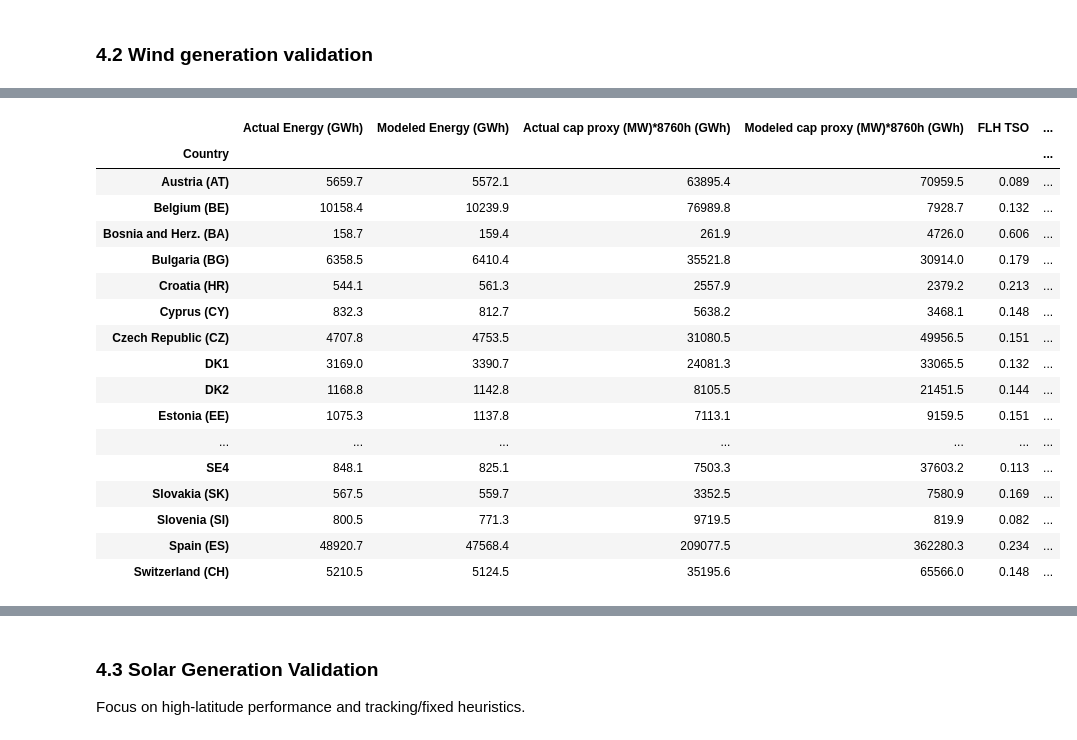
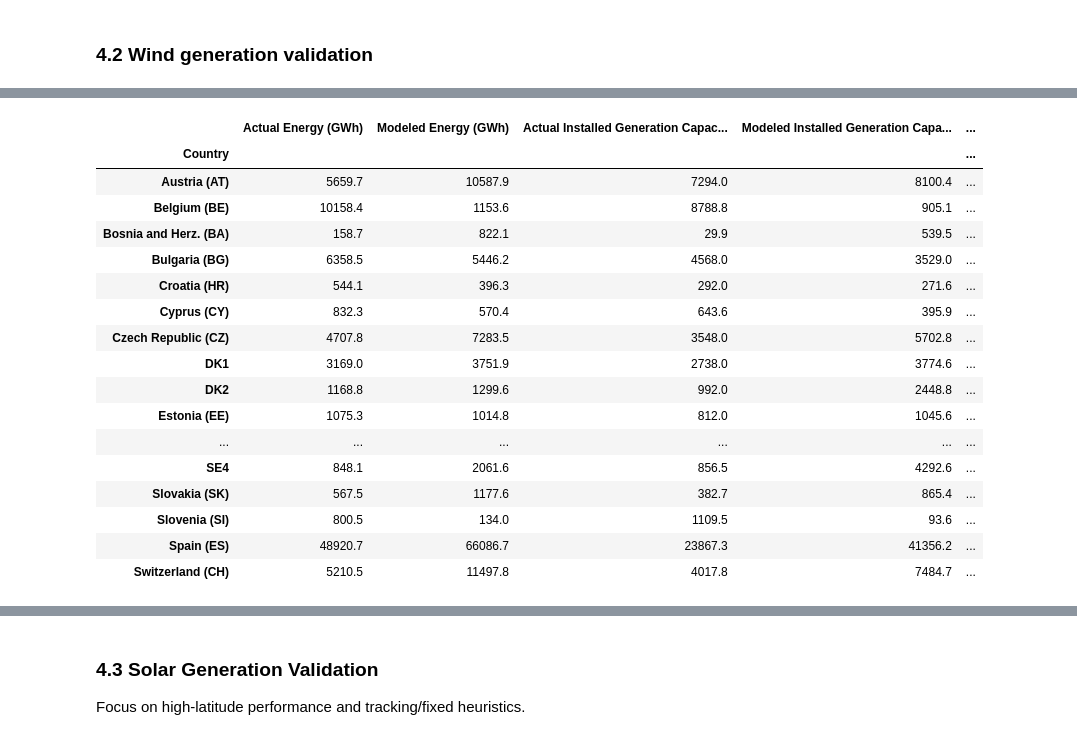
Before and after one commit to EmilBruvik/CERFRES, a Jupyter notebook: notebooks/validation.ipynb, the cells around one changed output, grey strips where cells are left out. Saved outputs shown, nothing was run; the diff lists cells and outputs as text; code cells hidden in the pictures.

```diff
--- a/notebooks/validation.ipynb
+++ b/notebooks/validation.ipynb
@@ -618,12 +834,29 @@ def calculate_metrics(simulated_ts, actual_ts):
 # %% [markdown]
 ### 4.2 Wind generation validation
+# %%
+def tracker_capacity_for_area(area_label, tech, simulated_ts=None):
+    if tech == 'wind':
+        cap_map = installed_capacity_wind_mw
+    elif tech == 'solar':
+        cap_map = installed_capacity_pv_mw
+    else:
+        cap_map = installed_capacity_total_mw
+
+    cap = cap_map.get(area_label, np.nan)
+    if (not np.isfinite(cap) or cap <= 0) and isinstance(area_label, str) and '(' in area_label and ')' in area_label:
+        short_code = area_label.split('(')[-1].strip(')')
+        cap = cap_map.get(short_code, np.nan)
+
+    if (not np.isfinite(cap) or cap <= 0) and simulated_ts is not None:
+        cap = pd.to_numeric(simulated_ts, errors='coerce').max()
+
+    return float(cap) if np.isfinite(cap) else np.nan
 # %%
 country_list = ds['area']
 country_names = country_list.values.tolist()
-metrics_df = pd.DataFrame(index=country_names, columns=['Bias', 'MAE', 'RMSE', 'r'])
+metrics_df = pd.DataFrame(index=country_names, columns=['Bias', 'NMAE', 'NRMSE', 'R2'])
 
 for country in tqdm(country_names, desc="Calculating metrics for countries", unit="country"):
-    # simulated = ds['wind_power_mw'].sel(area=country, technology="Wind").to_pandas()
     simulated = ds['wind_power_mw'].sel(area=country).to_pandas()
     actual = df_actual.loc[
         (df_actual['AreaDisplayName'] == country) &
@@ -633,7 +866,9 @@ for country in tqdm(country_names, desc="Calculating metrics for countries", uni
     actual = actual.groupby('DateTime(UTC)')['ActualGenerationOutput[MW]'].sum()
     actual.index = pd.to_datetime(actual.index)
     simulated.index = pd.to_datetime(simulated.index)
-    metrics = calculate_metrics(simulated, actual)
+
+    installed_capacity_mw = tracker_capacity_for_area(country, tech='wind', simulated_ts=simulated)
+    metrics = calculate_metrics(simulated, actual, installed_capacity_mw)
     if metrics is not None:
         metrics_df.loc[country] = metrics
 
@@ -717,6 +1090,5 @@ net_gen_DF
 # %%
-
-TECH_TOGGLE = 'wind'  #options: 'solar', 'wind', 'both'
+TECH_TOGGLE = 'solar'  #options: 'solar', 'wind', 'both'
 
 hours_per_year = 8760
 rows = []
@@ -735,6 +1107,7 @@ import pandas as pd
 prod_year = int(YEAR)
 
 print(f"Loading tracker data to calculate modeled capacity proxy for {TECH_TOGGLE}...")
+print(f"Calculating actual capacity factors using source: {ACTUAL_CAPACITY_SOURCE} (year={CAPACITY_YEAR})")
 pv_calc = PVCalculator(n_jobs=1)
 wind_calc = WindCalculator()
 
@@ -793,7 +1166,6 @@ for country_tracker_name, area_code in zip(countries_tracker, countries_codes):
                 df_dist_country = df_dist_country[df_dist_country["Status"].isin(op_solar)].copy()
             if "Year" in df_dist_country.columns:
                 dist_years = pd.to_numeric(df_dist_country["Year"], errors="coerce")
-                # Also ensure distributed values fall on or before the given YEAR
                 df_dist_country = df_dist_country[np.isfinite(dist_years) & (dist_years <= prod_year)].copy()
 
         distributed_capacity = pd.to_numeric(df_dist_country.get("Capacity (MW)", pd.Series(dtype=float)), errors="coerce").fillna(0.0).sum()
@@ -954,20 +1326,20 @@ for country in ds['area'].values.tolist():
         'Country': country,
         'Actual Energy (GWh)': actual_energy_gwh,
         'Modeled Energy (GWh)': modeled_energy_gwh,
-        'Actual cap proxy (MW)*8760h (GWh)': actual_cap_x_8760_gwh,
-        'Modeled cap proxy (MW)*8760h (GWh)': modeled_cap_x_8760_gwh,
-        'FLH TSO': actual_ratio,
-        'FLH EMHIRES': modeled_ratio,
+        'Actual Installed Generation Capacity (MW)': actual_capacity_mw,
+        'Modeled Installed Generation Capacity (MW)': modeled_capacity_mw,
+        'Actual Capacity Factor': actual_ratio,
+        'Modeled Capacity Factor': modeled_ratio,
     })
 
 flh_wind_pv_df = pd.DataFrame(rows).set_index('Country').sort_index()
 
 flh_wind_pv_df_display = flh_wind_pv_df.copy()
 for col in ['Actual Energy (GWh)', 'Modeled Energy (GWh)',
-            'Actual cap proxy (MW)*8760h (GWh)', 'Modeled cap proxy (MW)*8760h (GWh)']:
+            'Actual Installed Generation Capacity (MW)', 'Modeled Installed Generation Capacity (MW)']:
     flh_wind_pv_df_display[col] = flh_wind_pv_df_display[col].round(1)
-flh_wind_pv_df_display['FLH TSO'] = flh_wind_pv_df_display['FLH TSO'].round(3)
-flh_wind_pv_df_display['FLH EMHIRES'] = flh_wind_pv_df_display['FLH EMHIRES'].round(3)
+flh_wind_pv_df_display['Actual Capacity Factor'] = flh_wind_pv_df_display['Actual Capacity Factor'].round(3)
+flh_wind_pv_df_display['Modeled Capacity Factor'] = flh_wind_pv_df_display['Modeled Capacity Factor'].round(3)
 
 flh_wind_pv_df_display
 # %% [output]
@@ -975,19 +1348,19 @@ Loading tracker data to calculate modeled capacity proxy for solar...
 Completed mapping modeled capacity proxy.
-|  | Actual Energy (GWh) | Modeled Energy (GWh) | Actual cap proxy (MW)*8760h (GWh) | Modeled cap proxy (MW)*8760h (GWh) | FLH TSO | ... |
-| Country |  |  |  |  |  | ... |
-| Austria (AT) | 5659.7 | 5572.1 | 63895.4 | 70959.5 | 0.089 | ... |
-| Belgium (BE) | 10158.4 | 10239.9 | 76989.8 | 7928.7 | 0.132 | ... |
-| Bosnia and Herz. (BA) | 158.7 | 159.4 | 261.9 | 4726.0 | 0.606 | ... |
-| Bulgaria (BG) | 6358.5 | 6410.4 | 35521.8 | 30914.0 | 0.179 | ... |
-| Croatia (HR) | 544.1 | 561.3 | 2557.9 | 2379.2 | 0.213 | ... |
-| Cyprus (CY) | 832.3 | 812.7 | 5638.2 | 3468.1 | 0.148 | ... |
-| Czech Republic (CZ) | 4707.8 | 4753.5 | 31080.5 | 49956.5 | 0.151 | ... |
-| DK1 | 3169.0 | 3390.7 | 24081.3 | 33065.5 | 0.132 | ... |
-| DK2 | 1168.8 | 1142.8 | 8105.5 | 21451.5 | 0.144 | ... |
-| Estonia (EE) | 1075.3 | 1137.8 | 7113.1 | 9159.5 | 0.151 | ... |
-| ... | ... | ... | ... | ... | ... | ... |
-| SE4 | 848.1 | 825.1 | 7503.3 | 37603.2 | 0.113 | ... |
-| Slovakia (SK) | 567.5 | 559.7 | 3352.5 | 7580.9 | 0.169 | ... |
-| Slovenia (SI) | 800.5 | 771.3 | 9719.5 | 819.9 | 0.082 | ... |
-| Spain (ES) | 48920.7 | 47568.4 | 209077.5 | 362280.3 | 0.234 | ... |
-| Switzerland (CH) | 5210.5 | 5124.5 | 35195.6 | 65566.0 | 0.148 | ... |
+|  | Actual Energy (GWh) | Modeled Energy (GWh) | Actual Installed Generation Capac... | Modeled Installed Generation Capa... | ... |
+| Country |  |  |  |  | ... |
+| Austria (AT) | 5659.7 | 10587.9 | 7294.0 | 8100.4 | ... |
+| Belgium (BE) | 10158.4 | 1153.6 | 8788.8 | 905.1 | ... |
+| Bosnia and Herz. (BA) | 158.7 | 822.1 | 29.9 | 539.5 | ... |
+| Bulgaria (BG) | 6358.5 | 5446.2 | 4568.0 | 3529.0 | ... |
+| Croatia (HR) | 544.1 | 396.3 | 292.0 | 271.6 | ... |
+| Cyprus (CY) | 832.3 | 570.4 | 643.6 | 395.9 | ... |
+| Czech Republic (CZ) | 4707.8 | 7283.5 | 3548.0 | 5702.8 | ... |
+| DK1 | 3169.0 | 3751.9 | 2738.0 | 3774.6 | ... |
+| DK2 | 1168.8 | 1299.6 | 992.0 | 2448.8 | ... |
+| Estonia (EE) | 1075.3 | 1014.8 | 812.0 | 1045.6 | ... |
+| ... | ... | ... | ... | ... | ... |
+| SE4 | 848.1 | 2061.6 | 856.5 | 4292.6 | ... |
+| Slovakia (SK) | 567.5 | 1177.6 | 382.7 | 865.4 | ... |
+| Slovenia (SI) | 800.5 | 134.0 | 1109.5 | 93.6 | ... |
+| Spain (ES) | 48920.7 | 66086.7 | 23867.3 | 41356.2 | ... |
+| Switzerland (CH) | 5210.5 | 11497.8 | 4017.8 | 7484.7 | ... |
```
Also changed, not shown: parts of 24 cells of this notebook, 3 other files.
